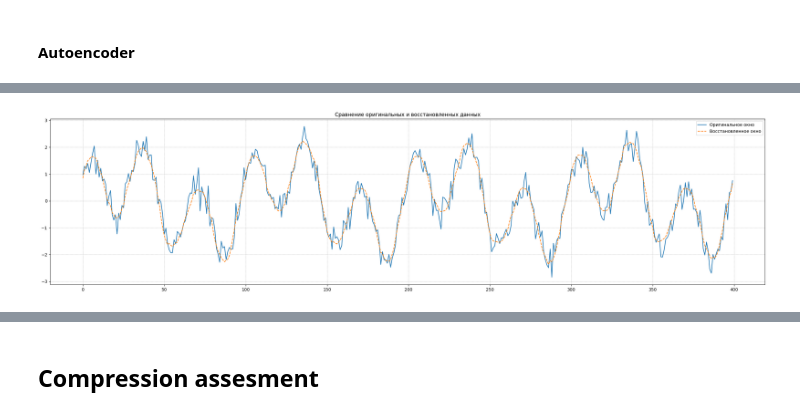
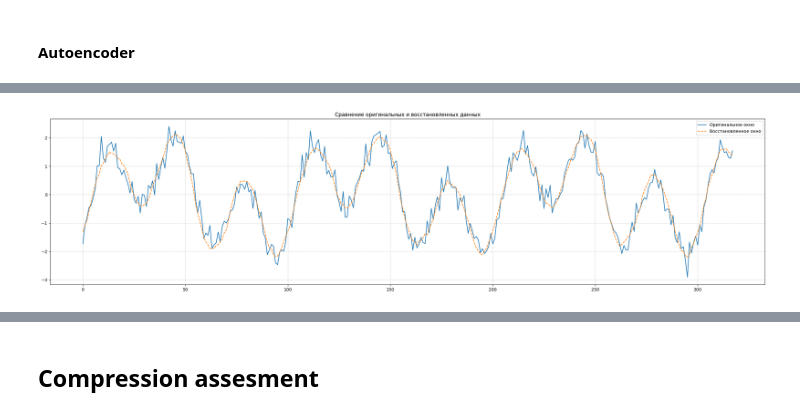
Before and after one commit to 3yungar/dl_phd_project, a Jupyter notebook: anomaly_forecasting/feature_space_compression.ipynb, the cells around one changed output, grey strips where cells are left out. Cells and saved outputs as stored; diff of their text form; code cells hidden in the pictures.

```diff
--- a/anomaly_forecasting/feature_space_compression.ipynb
+++ b/anomaly_forecasting/feature_space_compression.ipynb
@@ -275,4 +324,4 @@ with torch.no_grad():
-# %%
-plot_reconstructed_data(X_ae_reconstructed)
-# %% [output]
-[figure, removed]
+# %%
+plot_reconstructed_data(X_ae_reconstructed, start=train_size + val_size, end=-1)
+# %% [output]
+[figure, added]
```
Also changed, not shown: parts of 14 cells of this notebook.
